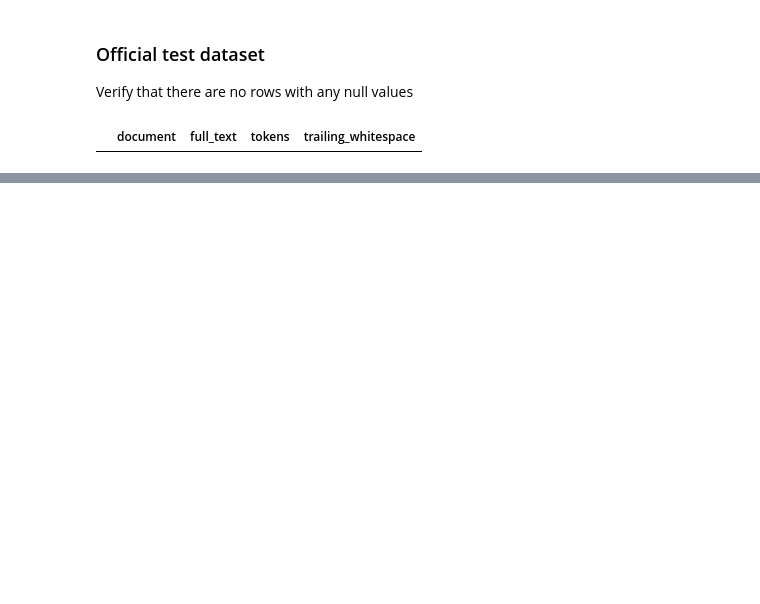
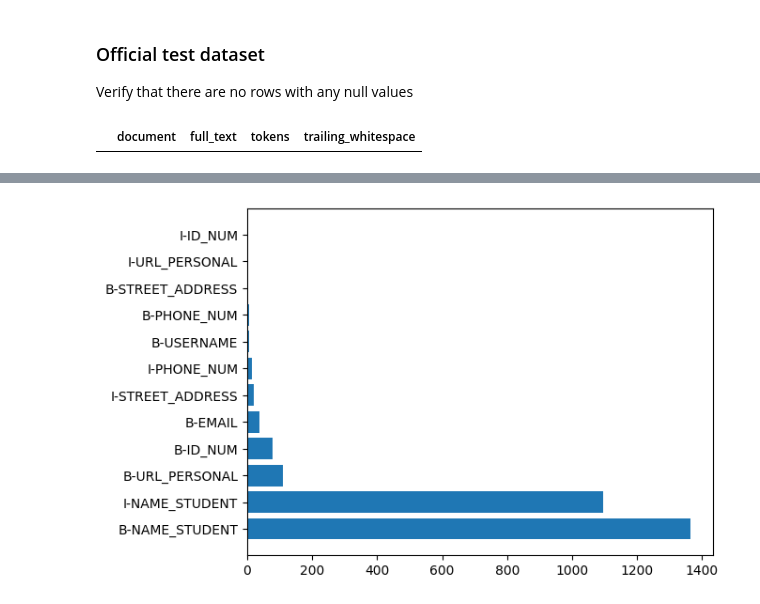
Before and after one commit to GGC-DSA/Kaggle-2024, a Jupyter notebook: notebooks-Spr2024/KAG_Notebook.ipynb, the cells around one changed output, grey strips where cells are left out. Cells and saved outputs as stored; diff of their text form; code cells hidden in the pictures; blank space fills up the shorter version.

```diff
--- a/notebooks-Spr2024/KAG_Notebook.ipynb
+++ b/notebooks-Spr2024/KAG_Notebook.ipynb
@@ -298,0 +255,10 @@ df_ext5_train_revised[df_ext5_train_revised.isnull().any(axis = 1)]
+# %%
+from collections import Counter
+c = Counter()
+df.apply(lambda line: c.update(line.labels), axis = 1)
+c_pii = c.most_common()[1:]
+c_key, c_val = zip(*c_pii)
+plt.barh(c_key, c_val)
+plt.show()
+# %% [output]
+[figure, added]
```
Also changed, not shown: parts of 97 cells of this notebook, 12 other files.
